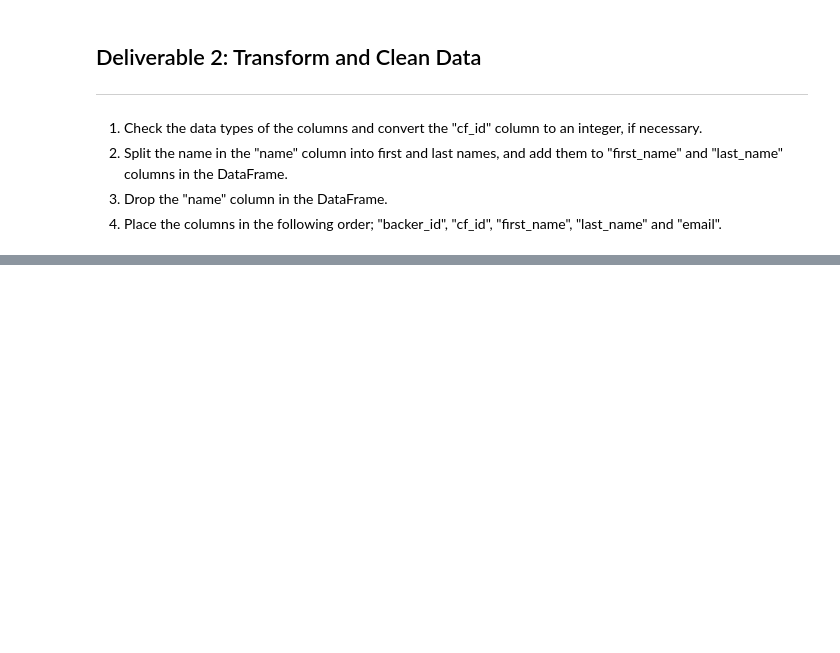
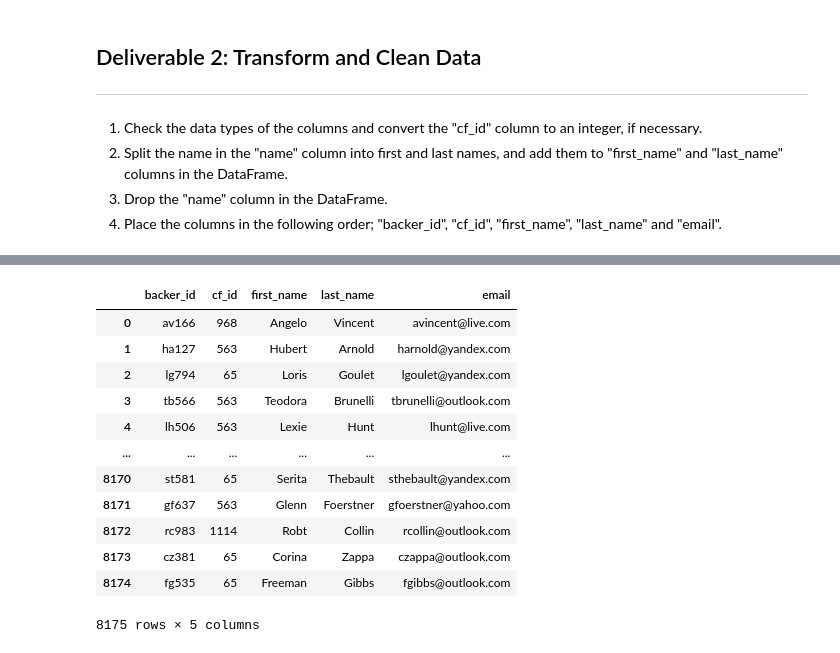
Before and after one commit to sofiwolfes/Crowdfunding-ETL, a Jupyter notebook: Extract-Transform_final_code.ipynb, the cells around one changed output, grey strips where cells are left out. Cells and saved outputs as stored; diff of their text form; code cells hidden in the pictures; blank space fills up the shorter version.

```diff
--- a/Extract-Transform_final_code.ipynb
+++ b/Extract-Transform_final_code.ipynb
@@ -120,7 +215,24 @@ pd.set_option('max_colwidth', 400)
 # %%
 #  Drop the name column
-
+backers_cleaned = backers.drop(['name'], axis=1)
+#backers_cleaned.head()
 
 # Reorder the columns
+backers_cleaned = backers_cleaned[["backer_id", "cf_id", "first_name", "last_name", "email"]]
+backers_cleaned
+# %% [output]
+|  | backer_id | cf_id | first_name | last_name | email |
+| 0 | av166 | 968 | Angelo | Vincent | avincent@live.com |
+| 1 | ha127 | 563 | Hubert | Arnold | harnold@yandex.com |
+| 2 | lg794 | 65 | Loris | Goulet | lgoulet@yandex.com |
+| 3 | tb566 | 563 | Teodora | Brunelli | tbrunelli@outlook.com |
+| 4 | lh506 | 563 | Lexie | Hunt | lhunt@live.com |
+| ... | ... | ... | ... | ... | ... |
+| 8170 | st581 | 65 | Serita | Thebault | sthebault@yandex.com |
+| 8171 | gf637 | 563 | Glenn | Foerstner | gfoerstner@yahoo.com |
+| 8172 | rc983 | 1114 | Robt | Collin | rcollin@outlook.com |
+| 8173 | cz381 | 65 | Corina | Zappa | czappa@outlook.com |
+| 8174 | fg535 | 65 | Freeman | Gibbs | fgibbs@outlook.com |
+8175 rows × 5 columns
 # %%
 # Export the DataFrame as a CSV file using encoding='utf8'.
```
Also changed, not shown: parts of 13 cells of this notebook, 2 other files.
